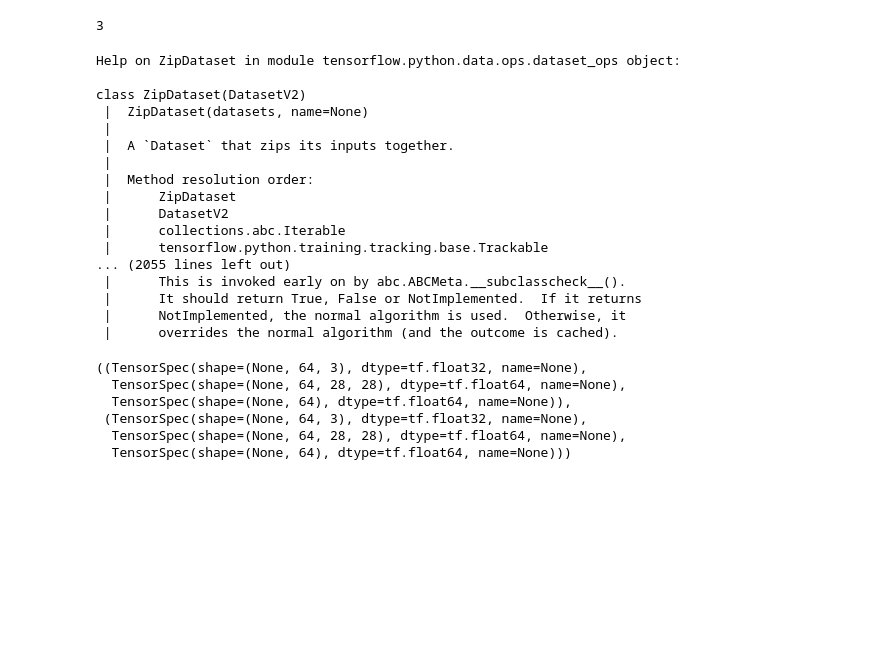
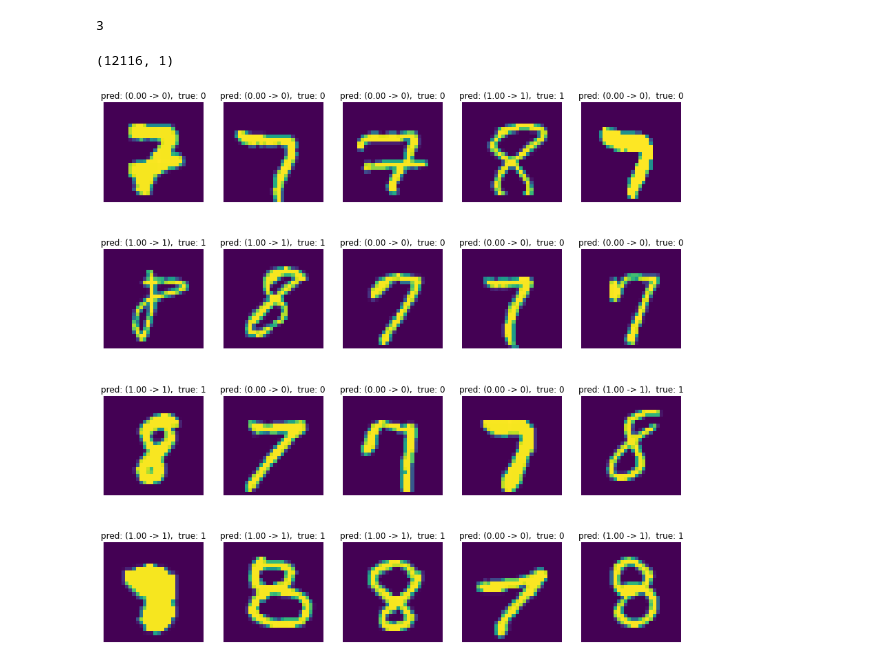
Before and after one commit to anloehr-1097/LUSI_bt, a Jupyter notebook: Demo_06052022.ipynb, the cells around one changed output. Cells and saved outputs as stored; diff of their text form; code cells hidden in the pictures; blank space fills up the shorter version.

```diff
--- a/Demo_06052022.ipynb
+++ b/Demo_06052022.ipynb
@@ -1008,31 +1011,13 @@ dss[0].element_spec[0][0].shape[1]
 # %% [output]
 3
 # %%
-help(dss[0])
-dss[0].batch(1).element_spec
-# for i in dss[0].batch(1):
-#    print(i[0][0].shape)
+bce = tf.keras.losses.BinaryCrossentropy()
-# %% [output]
-Help on ZipDataset in module tensorflow.python.data.ops.dataset_ops object:
-
-class ZipDataset(DatasetV2)
- |  ZipDataset(datasets, name=None)
- |
- |  A `Dataset` that zips its inputs together.
- |
- |  Method resolution order:
- |      ZipDataset
- |      DatasetV2
- |      collections.abc.Iterable
- |      tensorflow.python.training.tracking.base.Trackable
-... (2055 lines left out)
- |      This is invoked early on by abc.ABCMeta.__subclasscheck__().
- |      It should return True, False or NotImplemented.  If it returns
- |      NotImplemented, the normal algorithm is used.  Otherwise, it
- |      overrides the normal algorithm (and the outcome is cached).
-((TensorSpec(shape=(None, 64, 3), dtype=tf.float32, name=None),
-  TensorSpec(shape=(None, 64, 28, 28), dtype=tf.float64, name=None),
-  TensorSpec(shape=(None, 64), dtype=tf.float64, name=None)),
- (TensorSpec(shape=(None, 64, 3), dtype=tf.float32, name=None),
-  TensorSpec(shape=(None, 64, 28, 28), dtype=tf.float64, name=None),
-  TensorSpec(shape=(None, 64), dtype=tf.float64, name=None)))
+# %%
+
+np.expand_dims(y_train, axis=1).shape
+# %% [output]
+(12116, 1)
+# %%
+lusi_periphery.visual_validation(20, (x_train_2d, y_train, np.expand_dims(y_train, axis=1)))
+# %% [output]
+[figure, added]
```
Also changed, not shown: parts of 58 cells of this notebook, 2 other files.
